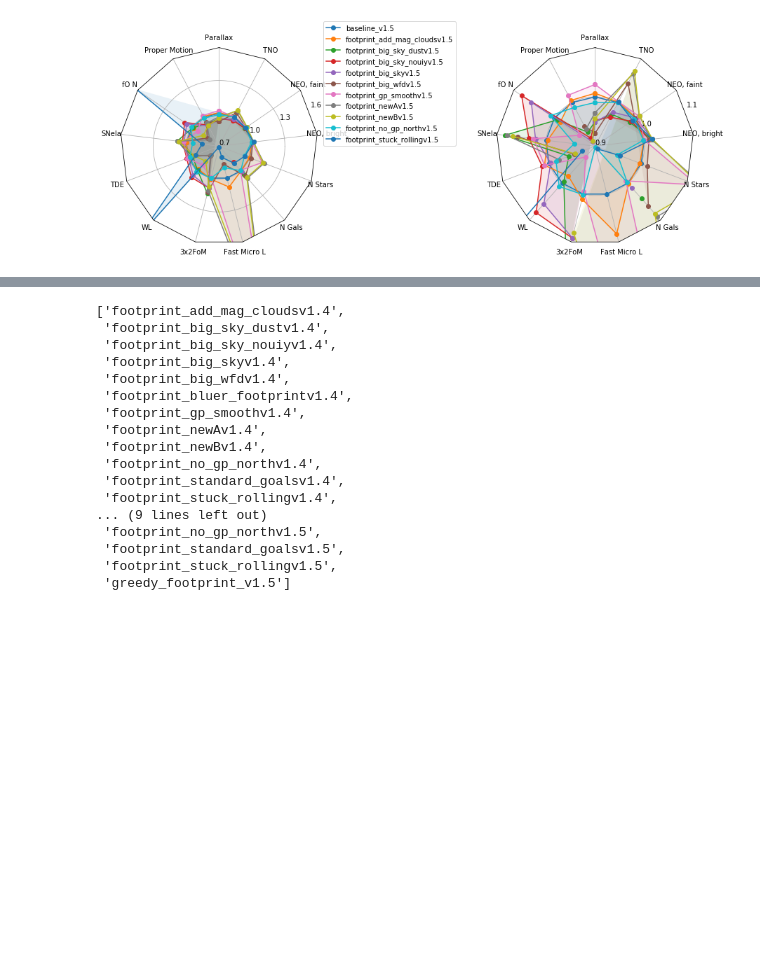
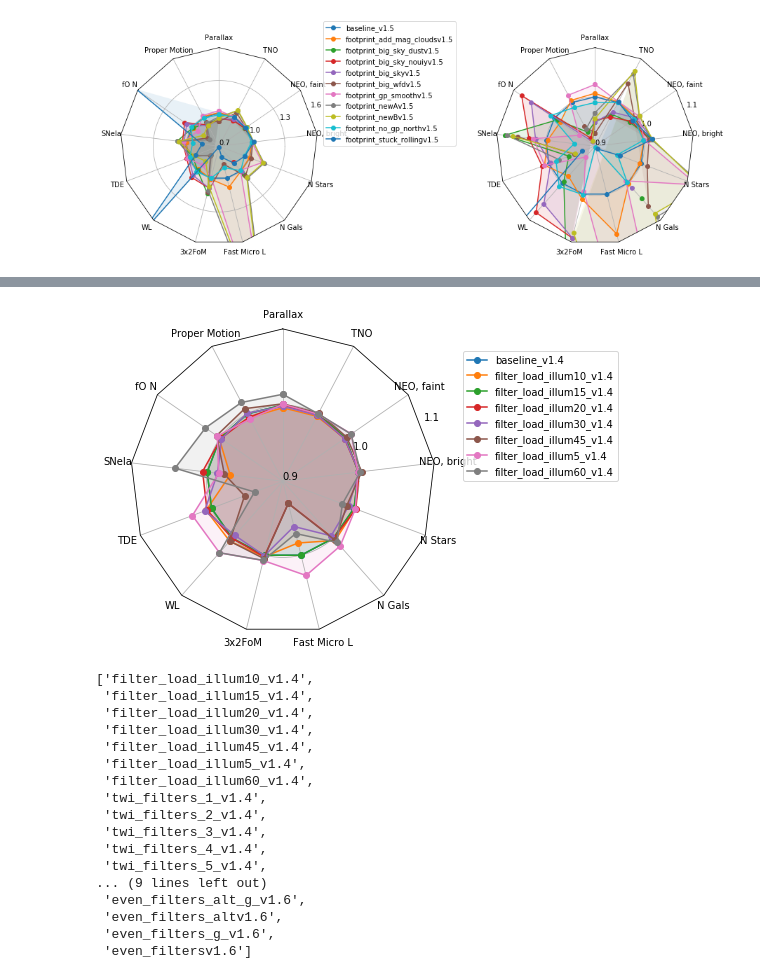
Before and after one commit to lsst-pst/pstn-051, a Jupyter notebook: plots/radar_plots.ipynb, the cells around one changed output, grey strips where cells are left out. Drawn from its saved outputs; the diff is of its cells as text; code cells hidden in the pictures; blank space fills up the shorter version.

```diff
--- a/plots/radar_plots.ipynb
+++ b/plots/radar_plots.ipynb
@@ -434,20 +469,39 @@ fig.savefig('radar_plots/footprints_radar.pdf')
+# %%
+runs = ['baseline_v1.4',
+ 'filter_load_illum10_v1.4',
+ 'filter_load_illum15_v1.4',
+ 'filter_load_illum20_v1.4',
+ 'filter_load_illum30_v1.4',
+ 'filter_load_illum45_v1.4',
+ 'filter_load_illum5_v1.4',
+ 'filter_load_illum60_v1.4'
+ ]
+data_normed = norm_df(data, runs, cols, norm_run='baseline_v1.4',
+                      invert_cols=['parallax_best18k', 'properMotion_best18k'])
+data_normed = data_normed.rename(columns=name_mapper)
+
+fig, ax = radar(data_normed, legend=True, rgrids=[0.9, 1.0, 1.1])
+fig.tight_layout()
+fig.savefig('radar_plots/filter_load_radar.pdf')
+# %% [output]
+[figure, added]
 # %%
-[name for name in data['runName'] if 'footprint' in name]
+[name for name in data['runName'] if 'filt' in name]
 # %% [output]
-['footprint_add_mag_cloudsv1.4',
- 'footprint_big_sky_dustv1.4',
- 'footprint_big_sky_nouiyv1.4',
- 'footprint_big_skyv1.4',
- 'footprint_big_wfdv1.4',
- 'footprint_bluer_footprintv1.4',
- 'footprint_gp_smoothv1.4',
- 'footprint_newAv1.4',
- 'footprint_newBv1.4',
- 'footprint_no_gp_northv1.4',
- 'footprint_standard_goalsv1.4',
- 'footprint_stuck_rollingv1.4',
+['filter_load_illum10_v1.4',
+ 'filter_load_illum15_v1.4',
+ 'filter_load_illum20_v1.4',
+ 'filter_load_illum30_v1.4',
+ 'filter_load_illum45_v1.4',
+ 'filter_load_illum5_v1.4',
+ 'filter_load_illum60_v1.4',
+ 'twi_filters_1_v1.4',
+ 'twi_filters_2_v1.4',
+ 'twi_filters_3_v1.4',
+ 'twi_filters_4_v1.4',
+ 'twi_filters_5_v1.4',
 ... (9 lines left out)
- 'footprint_no_gp_northv1.5',
- 'footprint_standard_goalsv1.5',
- 'footprint_stuck_rollingv1.5',
- 'greedy_footprint_v1.5']
+ 'even_filters_alt_g_v1.6',
+ 'even_filters_altv1.6',
+ 'even_filters_g_v1.6',
+ 'even_filtersv1.6']
```
Also changed, not shown: parts of 2 cells of this notebook, 31 other files.
